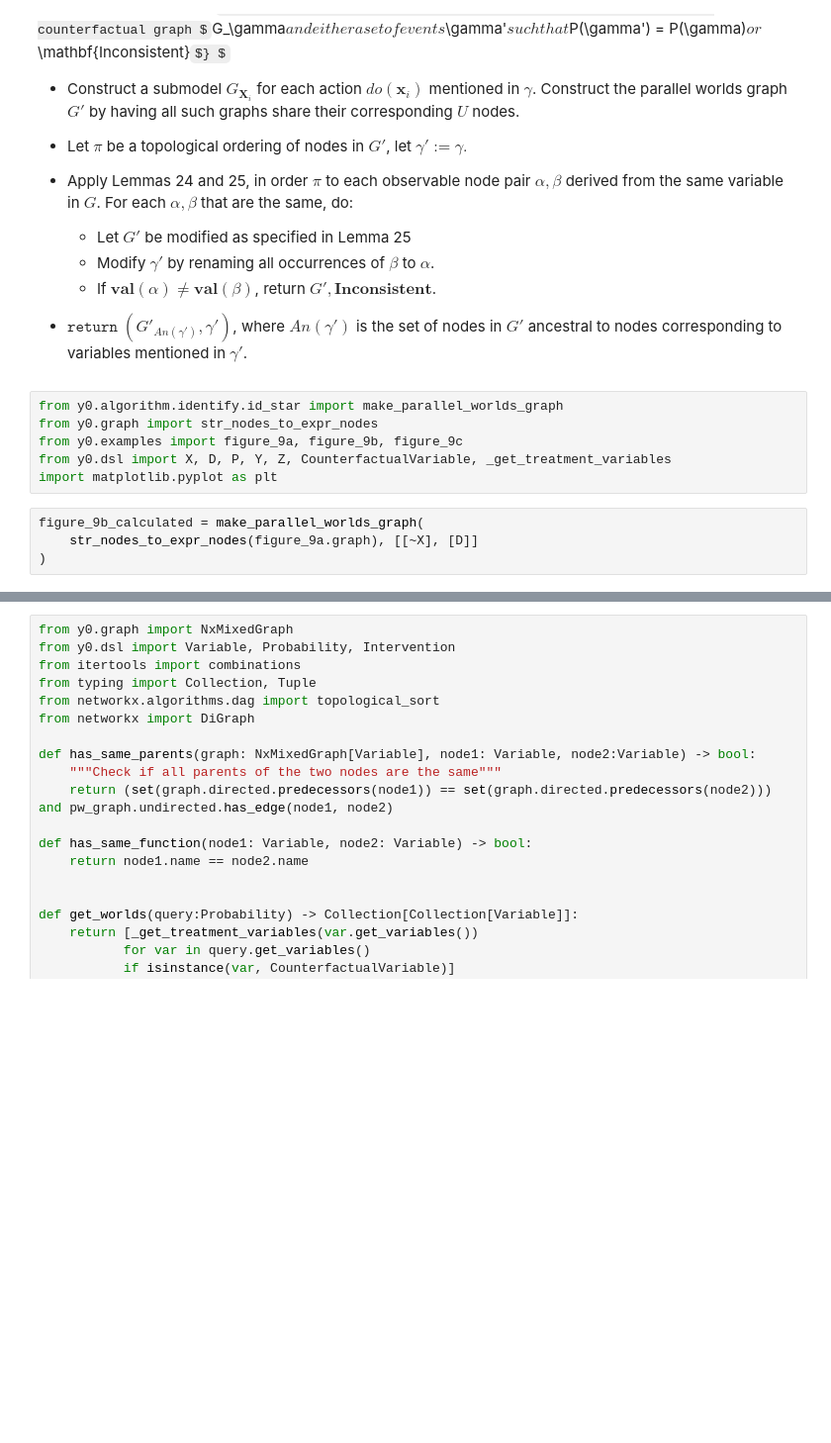
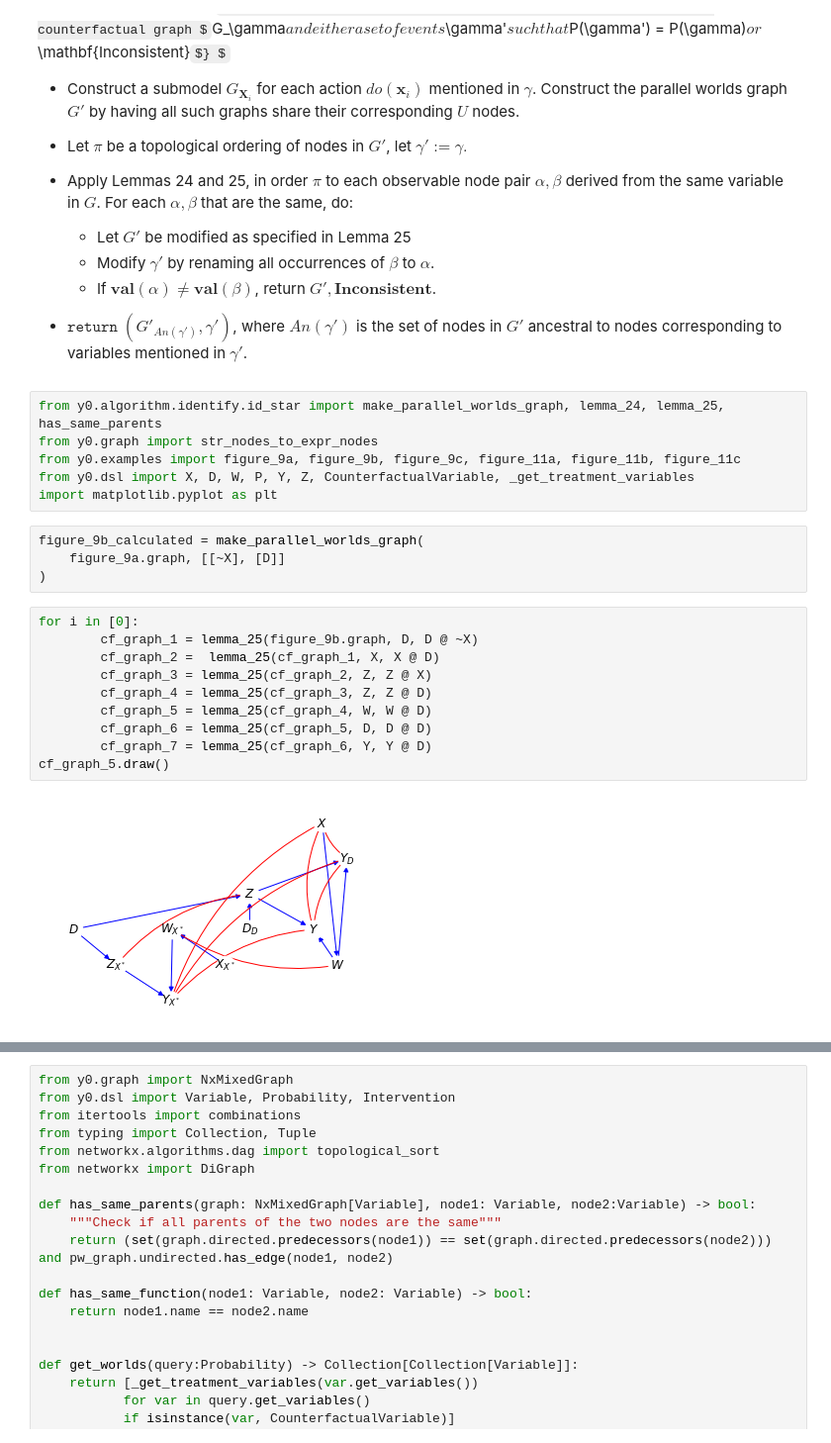
Before and after one commit to y0-causal-inference/y0, a Jupyter notebook: notebooks/CounterfactualIdentification.ipynb, the cells around one changed output, grey strips where cells are left out. Shown at 99% size. Drawn from its saved outputs; the diff is of its cells as text; some formulas as TeX source; blank space fills up the shorter version.

Commit message:
Added more tests to lemma 24 and 25 to flush out subtle bugs

```diff
--- a/notebooks/CounterfactualIdentification.ipynb
+++ b/notebooks/CounterfactualIdentification.ipynb
@@ -256,12 +256,24 @@ $\text{function }\mathbf{ make-cg}\left(G, \gamma\right) \\ \text{INPUT: } \text
     * If $\mathbf{val}(\alpha)\neq \mathbf{val}(\beta)$, return $G', \mathbf{Inconsistent}$.
 * $\texttt{return}$ $(G'_{An(\gamma')}, \gamma')$, where $An(\gamma')$ is the set of nodes in $G'$ ancestral to nodes corresponding to variables mentioned in $\gamma'$.
 # %%
-from y0.algorithm.identify.id_star import make_parallel_worlds_graph
+from y0.algorithm.identify.id_star import make_parallel_worlds_graph, lemma_24, lemma_25, has_same_parents
 from y0.graph import str_nodes_to_expr_nodes
-from y0.examples import figure_9a, figure_9b, figure_9c
-from y0.dsl import X, D, P, Y, Z, CounterfactualVariable, _get_treatment_variables
+from y0.examples import figure_9a, figure_9b, figure_9c, figure_11a, figure_11b, figure_11c
+from y0.dsl import X, D, W, P, Y, Z, CounterfactualVariable, _get_treatment_variables
 import matplotlib.pyplot as plt
 # %%
 figure_9b_calculated = make_parallel_worlds_graph(
-    str_nodes_to_expr_nodes(figure_9a.graph), [[~X], [D]]
+    figure_9a.graph, [[~X], [D]]
 )
+# %%
+for i in [0]:
+        cf_graph_1 = lemma_25(figure_9b.graph, D, D @ ~X)
+        cf_graph_2 =  lemma_25(cf_graph_1, X, X @ D)
+        cf_graph_3 = lemma_25(cf_graph_2, Z, Z @ X)
+        cf_graph_4 = lemma_25(cf_graph_3, Z, Z @ D)
+        cf_graph_5 = lemma_25(cf_graph_4, W, W @ D)
+        cf_graph_6 = lemma_25(cf_graph_5, D, D @ D)
+        cf_graph_7 = lemma_25(cf_graph_6, Y, Y @ D)
+cf_graph_5.draw()
+# %% [output]
+[figure, added]
```
Also changed, not shown: parts of 10 cells of this notebook, 1 other file.
